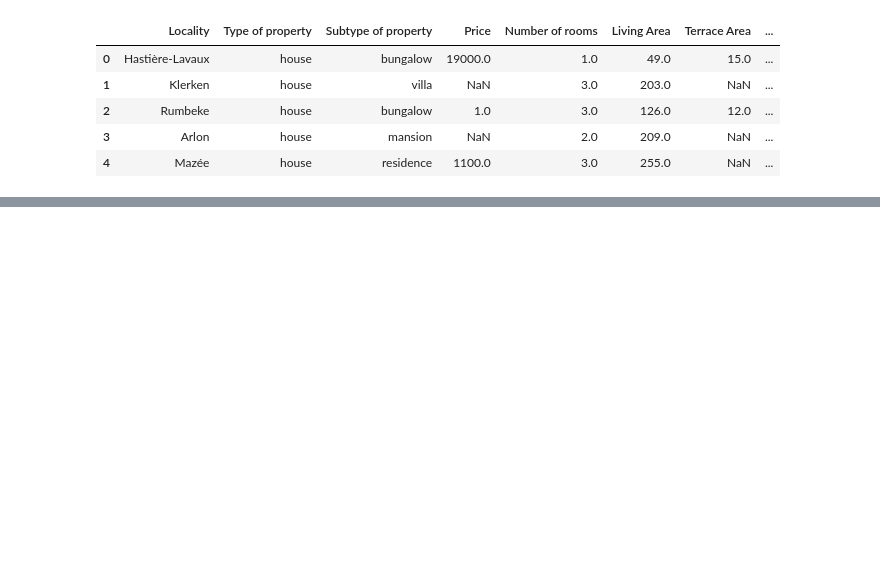
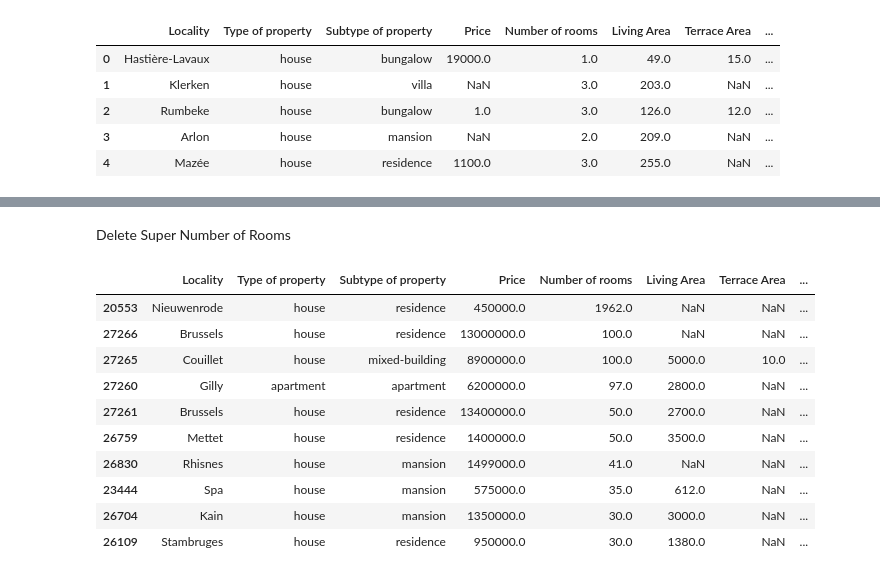
Before and after one commit to chainsoftruth/Belgium-House-Price-Forecast, a Jupyter notebook: data/analysis.ipynb, the cells around one changed output, grey strips where cells are left out. Saved outputs shown, nothing was run; the diff lists cells and outputs as text; code cells hidden in the pictures; blank space fills up the shorter version.

```diff
--- a/data/analysis.ipynb
+++ b/data/analysis.ipynb
@@ -24,0 +272,16 @@ df.describe()
+# %% [markdown]
+Delete Super Number of Rooms
+# %%
+liza.sort_values('Number of rooms', ascending=False).head(10) # Check nb of rooms
+# %% [output]
+|  | Locality | Type of property | Subtype of property | Price | Number of rooms | Living Area | Terrace Area | ... |
+| 20553 | Nieuwenrode | house | residence | 450000.0 | 1962.0 | NaN | NaN | ... |
+| 27266 | Brussels | house | residence | 13000000.0 | 100.0 | NaN | NaN | ... |
+| 27265 | Couillet | house | mixed-building | 8900000.0 | 100.0 | 5000.0 | 10.0 | ... |
+| 27260 | Gilly | apartment | apartment | 6200000.0 | 97.0 | 2800.0 | NaN | ... |
+| 27261 | Brussels | house | residence | 13400000.0 | 50.0 | 2700.0 | NaN | ... |
+| 26759 | Mettet | house | residence | 1400000.0 | 50.0 | 3500.0 | NaN | ... |
+| 26830 | Rhisnes | house | mansion | 1499000.0 | 41.0 | NaN | NaN | ... |
+| 23444 | Spa | house | mansion | 575000.0 | 35.0 | 612.0 | NaN | ... |
+| 26704 | Kain | house | mansion | 1350000.0 | 30.0 | 3000.0 | NaN | ... |
+| 26109 | Stambruges | house | residence | 950000.0 | 30.0 | 1380.0 | NaN | ... |
```
Also changed, not shown: parts of 85 cells of this notebook, 1 other file.
